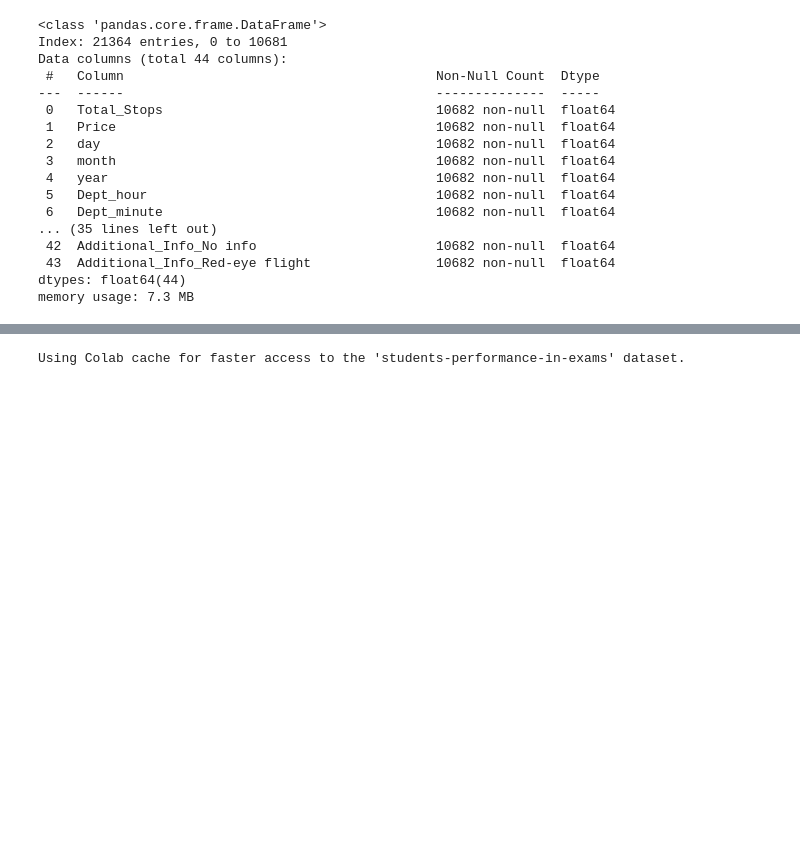
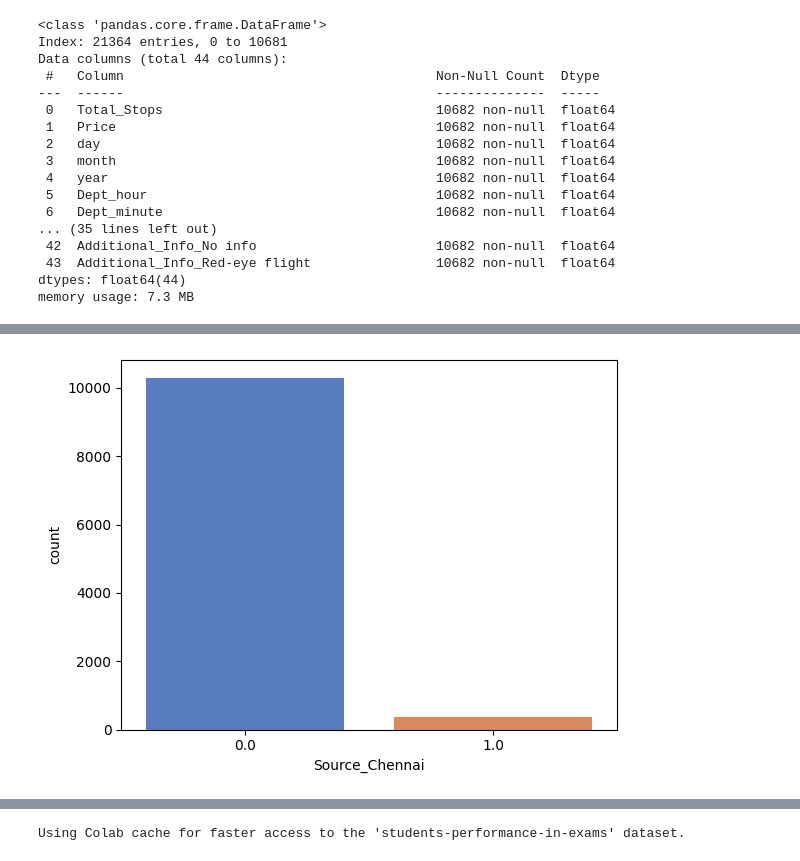
Before and after one commit to ydv-prince/EDA, a Jupyter notebook: 6_EDA_Flight_Price_data.ipynb, the cells around one changed output, grey strips where cells are left out. Cells and saved outputs as stored; diff of their text form; code cells hidden in the pictures; blank space fills up the shorter version.

Commit message:
Added Some Visualization and Encoding, Scaling

```diff
--- a/6_EDA_Flight_Price_data.ipynb
+++ b/6_EDA_Flight_Price_data.ipynb
@@ -761,0 +778,5 @@ memory usage: 7.3 MB
+# %%
+sns.countplot(x = 'Source_Chennai', data = encoded_df, palette = 'muted')
+plt.show()
+# %% [output]
+[figure, added]
```
Also changed, not shown: parts of 33 cells of this notebook.
